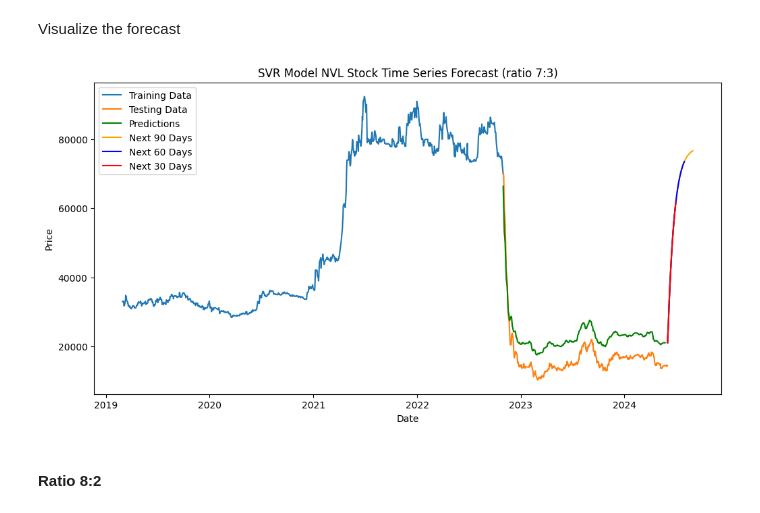
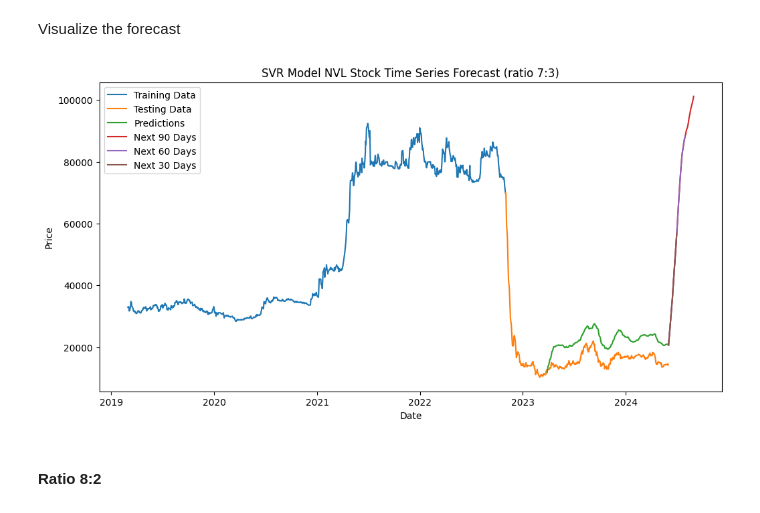
Before and after one commit to chanhlm/IS403_O22_HTCL_5, a Jupyter notebook: Models/SVM.ipynb, the cells around one changed output. Cells and saved outputs as stored; diff of their text form; code cells hidden in the pictures.

```diff
--- a/Models/SVM.ipynb
+++ b/Models/SVM.ipynb
@@ -76,7 +76,7 @@ def create_dataset(dataset, lags=1):
     return np.array(X), np.array(Y)
 
 
-lags = 5  # Choose the number of lagged time steps
+lags = 100  # Choose the number of lagged time steps
 X_train, Y_train = create_dataset(train_data, lags)
 X_test, Y_test = create_dataset(test_data, lags)
 # %%
@@ -229,7 +230,7 @@ def create_dataset(dataset, lags=1):
     return np.array(X), np.array(Y)
 
 
-lags = 5  # Choose the number of lagged time steps
+lags = 100  # Choose the number of lagged time steps
 X_train, Y_train = create_dataset(train_data, lags)
 X_test, Y_test = create_dataset(test_data, lags)
 # %%
@@ -382,7 +384,7 @@ def create_dataset(dataset, lags=1):
     return np.array(X), np.array(Y)
 
 
-lags = 5  # Choose the number of lagged time steps
+lags = 100  # Choose the number of lagged time steps
 X_train, Y_train = create_dataset(train_data, lags)
 X_test, Y_test = create_dataset(test_data, lags)
 # %%
@@ -578,7 +581,7 @@ def create_dataset(dataset, lags=1):
     return np.array(X), np.array(Y)
 
 
-lags = 5  # Choose the number of lagged time steps
+lags = 100  # Choose the number of lagged time steps
 X_train, Y_train = create_dataset(train_data, lags)
 X_test, Y_test = create_dataset(test_data, lags)
 # %%
@@ -692,21 +695,22 @@ Visualize the forecast
 # %%
 # Plot the forecast
 plt.figure(figsize=(12, 6))
 plt.plot(data[:train_size+1].index,scaler.inverse_transform(train_data.reshape(-1, 1)), label='Training Data')
 plt.plot(data[train_size:].index,scaler.inverse_transform(test_data.reshape(-1, 1)), label='Testing Data')
-plt.plot(data.index[train_size:train_size+len(y_pred_inv)], y_pred_inv, label='Predictions', color='green')
-plt.plot(index_next_90_days, next_90_days , label='Next 90 Days', color='orange')
-plt.plot(index_next_60_days, next_60_days , label='Next 60 Days', color='blue')
-plt.plot(index_next_30_days, next_30_days , label='Next 30 Days', color='red')
+index_predict_start = train_size + lags
+plt.plot(data.index[index_predict_start:index_predict_start + len(y_pred_inv)], y_pred_inv, label='Predictions')
+plt.plot(index_next_90_days, next_90_days , label='Next 90 Days')
+plt.plot(index_next_60_days, next_60_days , label='Next 60 Days')
+plt.plot(index_next_30_days, next_30_days , label='Next 30 Days')
 
 
 plt.title('SVR Model NVL Stock Time Series Forecast (ratio 7:3)')
 plt.xlabel('Date')
 plt.ylabel('Price')
 plt.legend()
 plt.show()
 # %% [output]
-[figure, old version]
+[figure, new version]
 # %% [markdown]
 #### Ratio 8:2
 # %%
```
Also changed, not shown: parts of 44 cells of this notebook.
